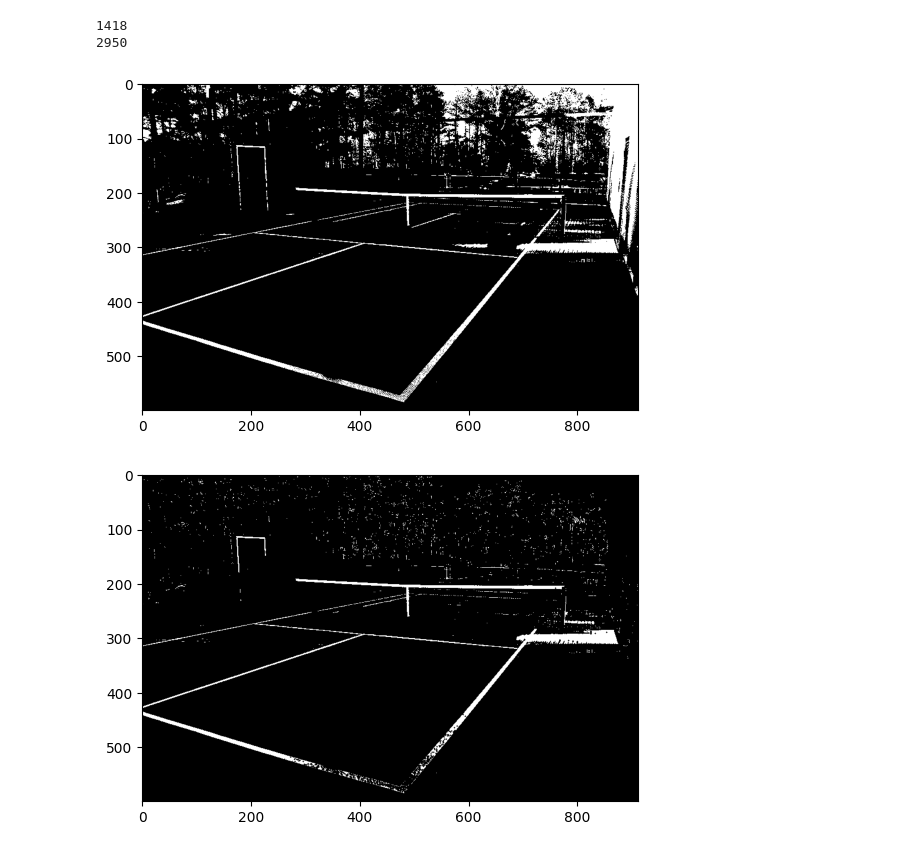
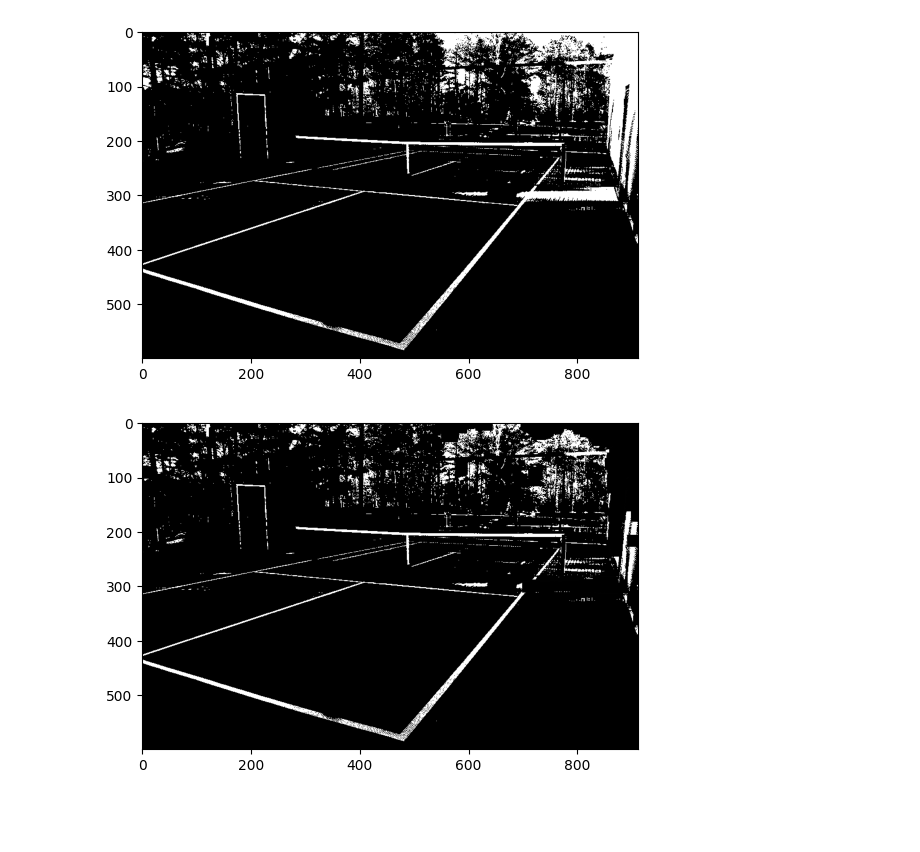
Before and after one commit to ekchapman/pickleball_roomba, a Jupyter notebook: vanishing_points/better_line_detection.ipynb, the cells around one changed output. Cells and saved outputs as stored; diff of their text form; code cells hidden in the pictures; blank space fills up the shorter version.

```diff
--- a/vanishing_points/better_line_detection.ipynb
+++ b/vanishing_points/better_line_detection.ipynb
@@ -11,13 +11,12 @@ from optimize import find_vanishing_points
 from itertools import permutations, combinations
 from linesegmentintersections import bentley_ottman
 # %%
-%matplotlib qt
 IM_PATH = "pb_court_1.jpg"
+IM_PATH = "C:/Users/echapman/Downloads/pball_crawler/your_image_dir/000001.jpg"
 
 im = cv.cvtColor(cv.imread(IM_PATH), cv.COLOR_BGR2RGB)
 im_gray = cv.cvtColor(im, cv.COLOR_BGR2GRAY)
 plt.imshow(im)
-plt.xlim(-100, 1000)
 
 plt.figure()
 plt.imshow(im_gray, cmap="gray")
@@ -33,34 +34,38 @@ plt.imshow(im_gray, cmap="gray")
 # %%
 retval, im_thresh = cv.threshold(im_gray, 200, 255, cv.THRESH_BINARY)
 plt.imshow(im_thresh, cmap="gray")
 plt.figure()
 
 area_threshold = 100
 
-def is_bad(con, im):
-    convex_area = cv.contourArea(cv.convexHull(con))
-    area = cv.contourArea(con)
+# def is_bad(con, im):
+#     return False
 
-    if area > 1 and area / convex_area > 0.25:
-        con_mask = cv.drawContours(np.zeros_like(im), [con], -1, 1, -1)
-        white_ratio = np.sum(np.multiply(im, con_mask)) / np.sum(con_mask) / 255
-        if white_ratio > 0.25:
-            return True
+#     convex_area = cv.contourArea(cv.convexHull(con))
+#     area = cv.contourArea(con)
 
-    return False
-    # return area > 1000 and area / convex_area > 0.5
+#     if area > 1 and area / convex_area > 0.25:
+#         con_mask = cv.drawContours(np.zeros_like(im), [con], -1, 1, -1)
+#         white_ratio = np.sum(np.multiply(im, con_mask)) / np.sum(con_mask) / 255
+#         if white_ratio > 0.25:
+#             return True
 
-contours, _ = cv.findContours(im_thresh, cv.RETR_TREE, cv.CHAIN_APPROX_SIMPLE)
-bad_contours = [con for con in contours if is_bad(con, im_thresh)]
-im_thresh_trim = cv.drawContours(im_thresh, bad_contours, -1, 0, -1)
+#     return False
+#     # return area > 1000 and area / convex_area > 0.5
+
+# contours, _ = cv.findContours(im_thresh, cv.RETR_TREE, cv.CHAIN_APPROX_SIMPLE)
+# bad_contours = [con for con in contours if is_bad(con, im_thresh)]
+
+im_thresh_trim = im_thresh - cv.dilate(
+    cv.morphologyEx(im_thresh, cv.MORPH_OPEN, np.ones((11, 11))),
+    np.ones((11, 11)))
+im_thresh_trim = cv.dilate(im_thresh_trim, np.ones((1, 1)))
 plt.imshow(im_thresh_trim, cmap="gray")
-print(len(bad_contours))
-print(len(contours))
+
+im_thresh = im_thresh_trim
 # %% [output]
-1418
-2950
 [figure]
-[figure, old version]
+[figure, new version]
 # %%
 hough_lines = cv.HoughLinesP(
     image=im_thresh,
```
Also changed, not shown: parts of 8 cells of this notebook, 2 other files.
